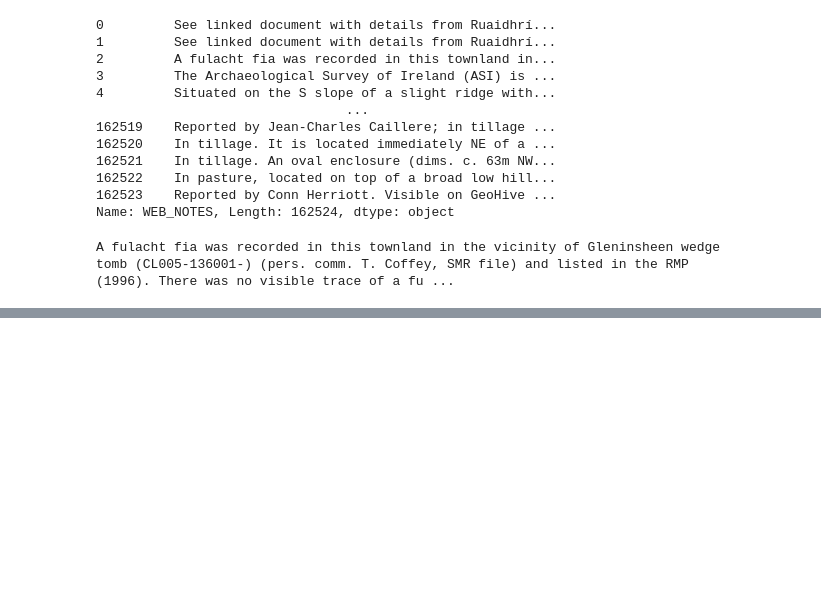
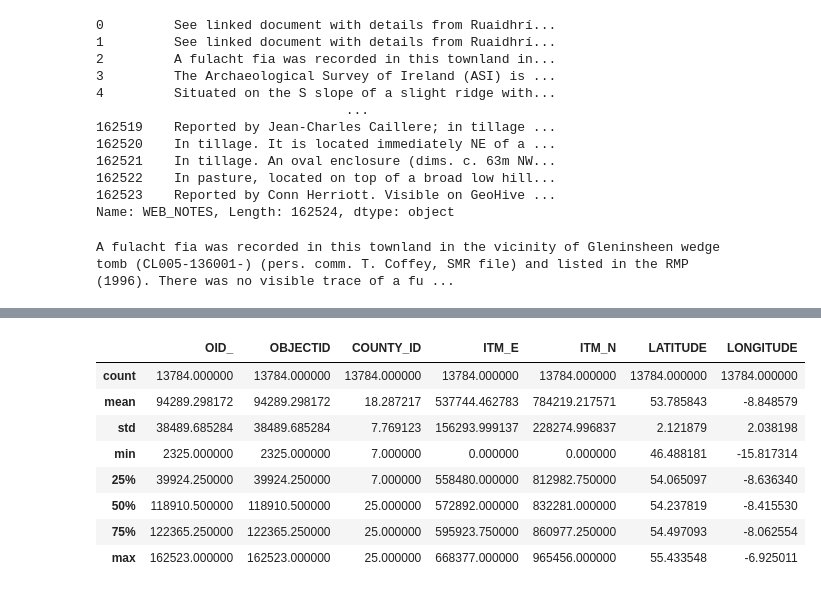
Before and after one commit to kodai-bot/Artefact, a Jupyter notebook: Colab/dataVisualisation.ipynb, the cells around one changed output, grey strips where cells are left out. Saved outputs shown, nothing was run; the diff lists cells and outputs as text; code cells hidden in the pictures; blank space fills up the shorter version.

```diff
--- a/Colab/dataVisualisation.ipynb
+++ b/Colab/dataVisualisation.ipynb
@@ -83,0 +113,27 @@ filtered_points = monuments_points[monuments_points['location'].isin(['SLIGO', '
+# %%
+baronies = gpd.read_file("zip:///Users/mensab/Documents/GISMapFiles/Baronies_-_OSi_National_Statutory_Boundaries_-_Generalised_20m-shp.zip")
+sligo_donegal = baronies[baronies['COUNTY'].isin(['SLIGO', 'DONEGAL', 'LEITRIM'])]
+
+print(sligo_donegal.__class__)
+print(sligo_donegal.crs)
+
+filtered_points = monuments_points[monuments_points['COUNTY'].isin(['SLIGO', 'DONEGAL', 'LEITRIM'])]
+print(filtered_points.__class__)
+print(filtered_points.crs)
+
+
+fig, ax = plt.subplots(figsize=(35, 35))
+sligo_donegal.plot(ax=ax, color = 'grey', )  # Adjust alpha for transparency
+filtered_points.plot(ax=ax, color='black', markersize=0.7)
+ax.set_title('Baronies and Filtered Points')
+ax.set_axis_off()
+
+
+#ax.set_xlim(0, 5)  # Adjust these values for your desired extent
+#ax.set_ylim(52, 56)   # Adjust these values for your desired extent
+
+# Adjust the position of the legend to the desired location (e.g., 'lower right')
+ax.legend(['Baronies', 'Filtered Points'], loc='lower right')
+ax.autoscale()
+
+plt.show()
@@ -83,0 +156,12 @@ filtered_points = monuments_points[monuments_points['location'].isin(['SLIGO', '
+# %%
+filtered_points.describe()
+# %% [output]
+|  | OID_ | OBJECTID | COUNTY_ID | ITM_E | ITM_N | LATITUDE | LONGITUDE |
+| count | 13784.000000 | 13784.000000 | 13784.000000 | 13784.000000 | 13784.000000 | 13784.000000 | 13784.000000 |
+| mean | 94289.298172 | 94289.298172 | 18.287217 | 537744.462783 | 784219.217571 | 53.785843 | -8.848579 |
+| std | 38489.685284 | 38489.685284 | 7.769123 | 156293.999137 | 228274.996837 | 2.121879 | 2.038198 |
+| min | 2325.000000 | 2325.000000 | 7.000000 | 0.000000 | 0.000000 | 46.488181 | -15.817314 |
+| 25% | 39924.250000 | 39924.250000 | 7.000000 | 558480.000000 | 812982.750000 | 54.065097 | -8.636340 |
+| 50% | 118910.500000 | 118910.500000 | 25.000000 | 572892.000000 | 832281.000000 | 54.237819 | -8.415530 |
+| 75% | 122365.250000 | 122365.250000 | 25.000000 | 595923.750000 | 860977.250000 | 54.497093 | -8.062554 |
+| max | 162523.000000 | 162523.000000 | 25.000000 | 668377.000000 | 965456.000000 | 55.433548 | -6.925011 |
```
Also changed, not shown: parts of 12 cells of this notebook, 6 other files.
